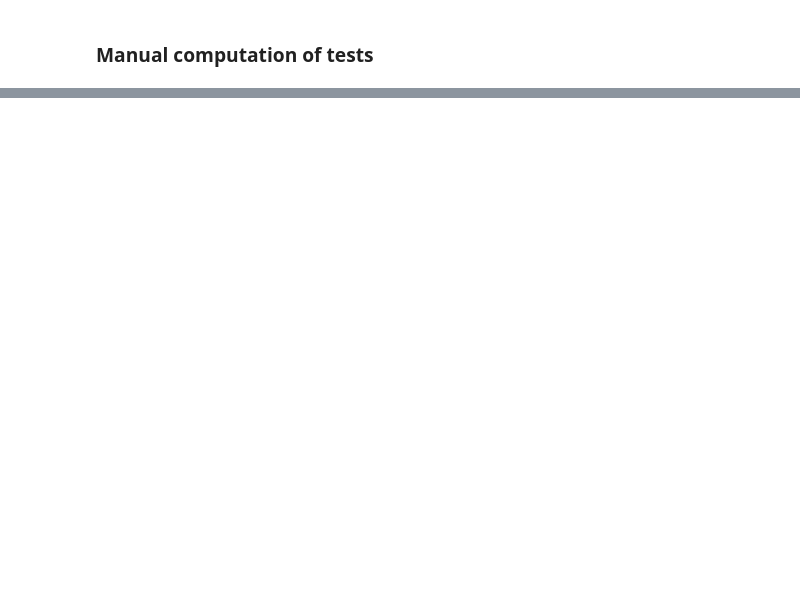
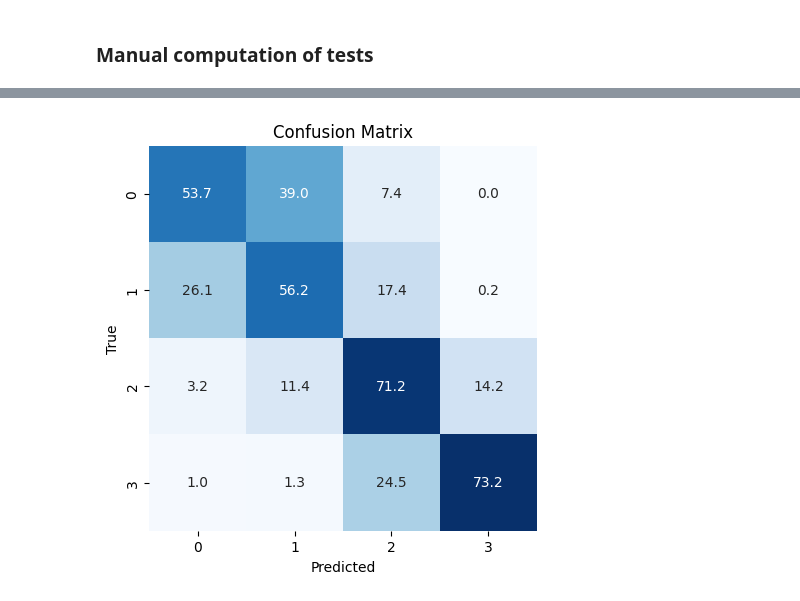
Before and after one commit to edoardo-conti/iclus-ordinal-classification, a Jupyter notebook: notebooks/aggregate_results.ipynb, the cells around one changed output, grey strips where cells are left out. Saved outputs shown, nothing was run; the diff lists cells and outputs as text; code cells hidden in the pictures; blank space fills up the shorter version.

```diff
--- a/notebooks/aggregate_results.ipynb
+++ b/notebooks/aggregate_results.ipynb
@@ -314,0 +531,99 @@ for model1, model2, diff, significant in differences:
+# %%
+import os
+import json
+import numpy as np
+import pandas as pd
+from sklearn.metrics import accuracy_score, f1_score, cohen_kappa_score, confusion_matrix
+import matplotlib.pyplot as plt
+import seaborn as sns
+
+# Funzione per trovare il file predictions.json
+def find_predictions_file(base_path, fold, holdout):
+    return os.path.join(base_path, f'fold_{fold}', f'holdout_{holdout}', 'predictions.json')
+
+# Funzione per estrarre tutte le previsioni e i valori reali
+def extract_predictions(predictions_path):
+    with open(predictions_path, 'r') as file:
+        data = json.load(file)
+        y_test = data['y_test']
+        y_test_pred = data['y_test_pred']
+
+        return y_test, y_test_pred
+
+# Funzione principale per ottenere tutte le previsioni di uno specifico modello
+def main(model_path, fold, holdout):
+    results = []
+
+    predictions_path = find_predictions_file(model_path, fold, holdout)
+
+    if os.path.exists(predictions_path):
+        y_test, y_test_pred = extract_predictions(predictions_path)
+
+        for i in range(len(y_test)):
+            y_true = y_test[i]
+            y_pred = np.argmax(y_test_pred[i])
+            results.append({
+                'index': i,
+                'y_test': y_true,
+                'y_test_pred': y_pred
+            })
+    else:
+        print(f"File non trovato: {predictions_path}")
+        return pd.DataFrame()
+
+    df = pd.DataFrame(results)
+    return df
+
+# Funzione per calcolare accuracy e F1 score
+def calculate_metrics(df):
+    y_true = df['y_test']
+    y_pred = df['y_test_pred']
+
+    # Calcolo delle metriche
+    accuracy = accuracy_score(y_true, y_pred)
+    f1 = f1_score(y_true, y_pred, average='weighted')  # Calcolo del F1 score ponderato
+    qwk = cohen_kappa_score(y_true, y_pred, weights='quadratic')
+
+    return accuracy, f1, qwk
+
+def calculate_cm(df):
+    y_true = df['y_test']
+    y_pred = df['y_test_pred']
+
+    # Calcolo della matrice di confusione
+    conf_matrix = confusion_matrix(y_true, y_pred)
+
+    # Normalizzazione della matrice di confusione in percentuale
+    conf_matrix_percent = conf_matrix.astype('float') / conf_matrix.sum(axis=1)[:, np.newaxis] * 100
+
+    # Visualizzazione della matrice di confusione
+    plt.figure(figsize=(5, 5))
+    sns.heatmap(conf_matrix_percent, annot=True, fmt='.1f', cmap='Blues', cbar=False,
+                xticklabels=np.unique(y_true), yticklabels=np.unique(y_true))
+    plt.xlabel('Predicted')
+    plt.ylabel('True')
+    plt.title('Confusion Matrix')
+    plt.show()
+
+
+# Percorso del modello specifico
+model_path = "/Users/edoardoconti/Downloads/results_ordinal_paper/seed94_clm_resnet50_100_[32]_[0.3]_['cloglog']_[True]_QWK_SDG_[0.01]"
+#model_path = "/Users/edoardoconti/Downloads/results_ordinal_paper/seed94_resnet50_100_[32]_[0.3]_CCE_SDG_['cdr']"
+
+# Fold e holdout specifici
+fold = 5
+holdout = 3
+
+# Esegui il processo e ottieni il dataframe
+df_results = main(model_path, fold, holdout)
+
+# Visualizza il dataframe risultante
+#print(df_results)
+
+accuracy, f1, qwk = calculate_metrics(df_results)
+print(f"Accuracy: {accuracy:.3f}")
+print(f"F1 Score: {f1:.3f}")
+print(f"QWK: {qwk:.3f}")
+
+calculate_cm(df_results)
+# %% [output]
@@ -314,0 +633 @@ for model1, model2, diff, significant in differences:
+[figure, added]
```
Also changed, not shown: parts of 13 cells of this notebook, 9 other files.
